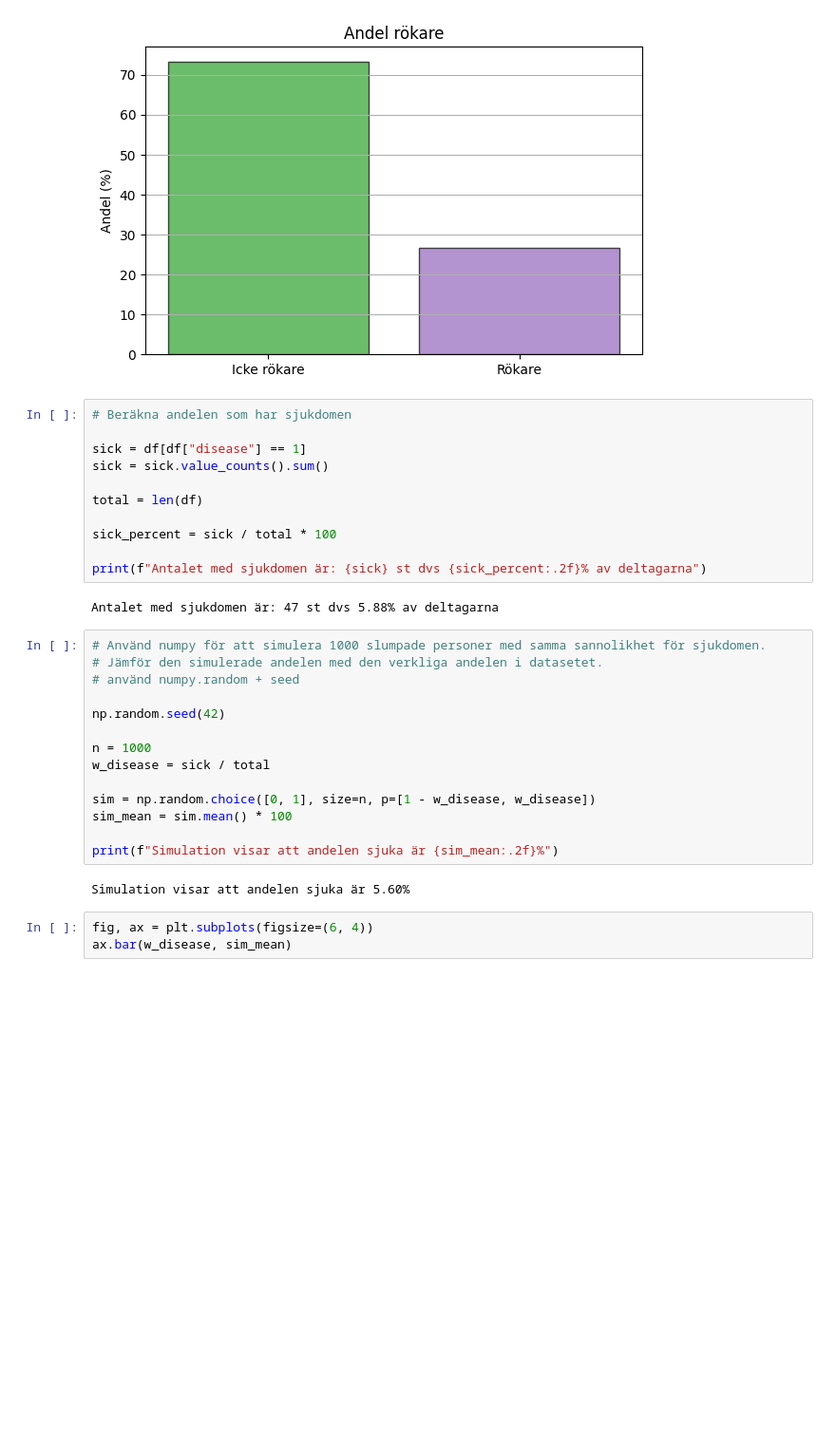
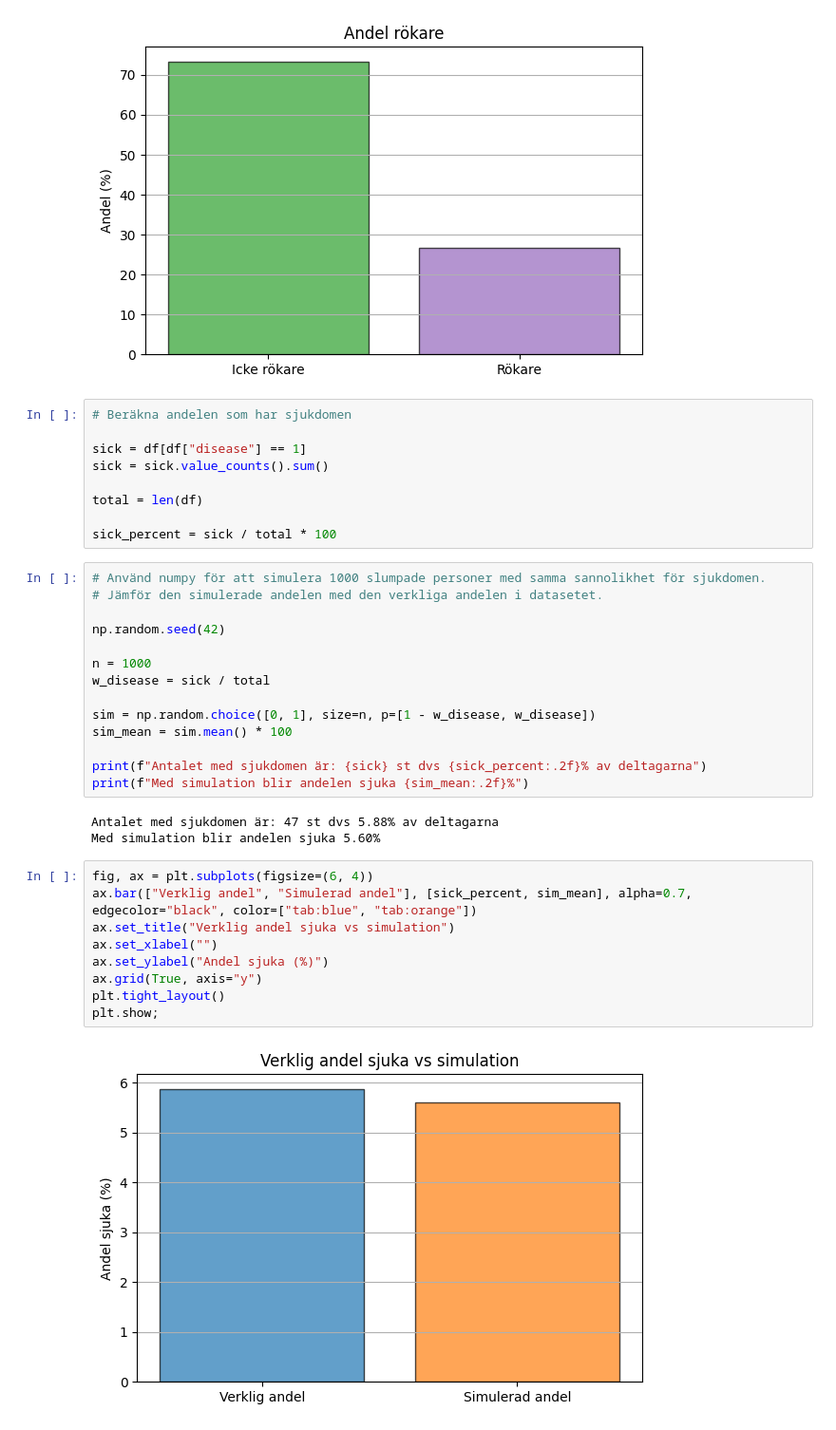
Before and after one commit to MagdalenaPersson/health-study, a Jupyter notebook: report.ipynb, the cells around one changed output. Shown at 95% size. Cells and saved outputs as stored; diff of their text form; blank space fills up the shorter version.

```diff
--- a/report.ipynb
+++ b/report.ipynb
@@ -155,14 +155,9 @@ sick = sick.value_counts().sum()
 total = len(df)
 
 sick_percent = sick / total * 100
-
-print(f"Antalet med sjukdomen är: {sick} st dvs {sick_percent:.2f}% av deltagarna")
-# %% [output]
-Antalet med sjukdomen är: 47 st dvs 5.88% av deltagarna
 # %%
 # Använd numpy för att simulera 1000 slumpade personer med samma sannolikhet för sjukdomen.
 # Jämför den simulerade andelen med den verkliga andelen i datasetet.
-# använd numpy.random + seed
 
 np.random.seed(42)
 
@@ -172,9 +167,19 @@ w_disease = sick / total
 sim = np.random.choice([0, 1], size=n, p=[1 - w_disease, w_disease])
 sim_mean = sim.mean() * 100
 
-print(f"Simulation visar att andelen sjuka är {sim_mean:.2f}%")
+print(f"Antalet med sjukdomen är: {sick} st dvs {sick_percent:.2f}% av deltagarna")
+print(f"Med simulation blir andelen sjuka {sim_mean:.2f}%")
 # %% [output]
-Simulation visar att andelen sjuka är 5.60%
+Antalet med sjukdomen är: 47 st dvs 5.88% av deltagarna
+Med simulation blir andelen sjuka 5.60%
 # %%
 fig, ax = plt.subplots(figsize=(6, 4))
-ax.bar(w_disease, sim_mean)
+ax.bar(["Verklig andel", "Simulerad andel"], [sick_percent, sim_mean], alpha=0.7, edgecolor="black", color=["tab:blue", "tab:orange"])
+ax.set_title("Verklig andel sjuka vs simulation")
+ax.set_xlabel("")
+ax.set_ylabel("Andel sjuka (%)")
+ax.grid(True, axis="y")
+plt.tight_layout()
+plt.show;
+# %% [output]
+[figure, added]
```
Also changed, not shown: parts of 1 cell of this notebook.
